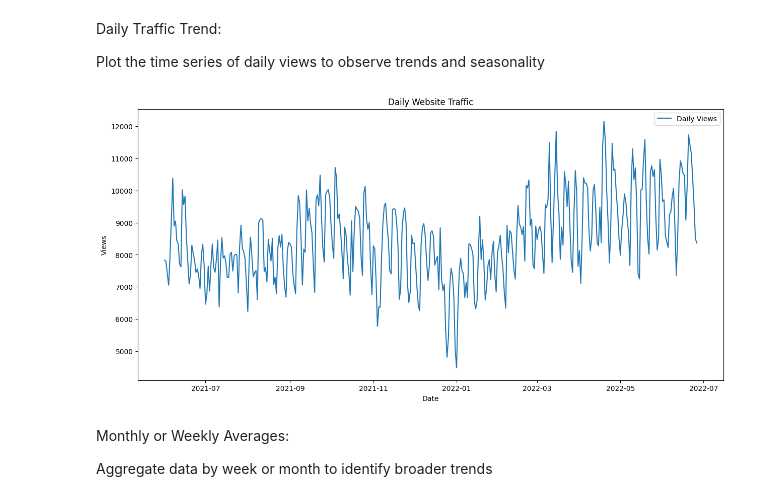
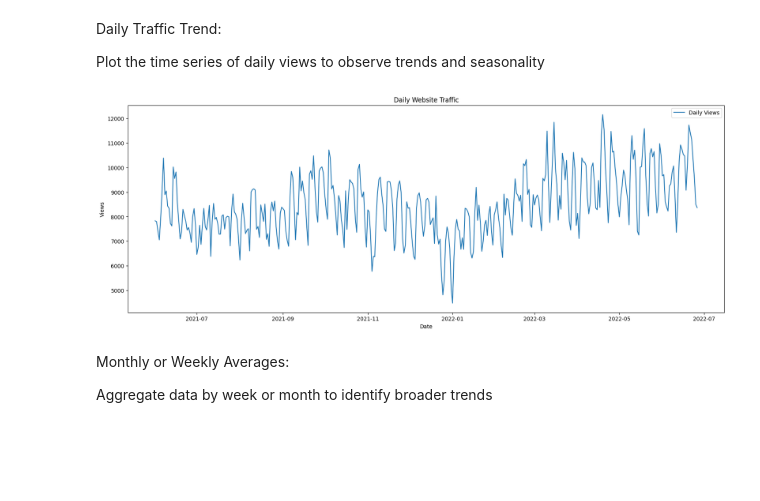
Before and after one commit to MrRezamo/Website-Traffic-Forecasting, a Jupyter notebook: Project/Main.ipynb, the cells around one changed output. Saved outputs shown, nothing was run; the diff lists cells and outputs as text; code cells hidden in the pictures; blank space fills up the shorter version.

```diff
--- a/Project/Main.ipynb
+++ b/Project/Main.ipynb
@@ -50,15 +50,15 @@ Daily Traffic Trend:
 
 Plot the time series of daily views to observe trends and seasonality
 # %%
-plt.figure(figsize=(15,7))
+plt.figure(figsize=(20,7))
 plt.plot(data['Date'],data['Views'],label = 'Daily Views')
 plt.xlabel('Date')
 plt.ylabel('Views')
 plt.title('Daily Website Traffic')
 plt.legend()
 plt.show()
 # %% [output]
-[figure, old version]
+[figure, new version]
 # %% [markdown]
 Monthly or Weekly Averages:
 
```
Also changed, not shown: parts of 15 cells of this notebook.
